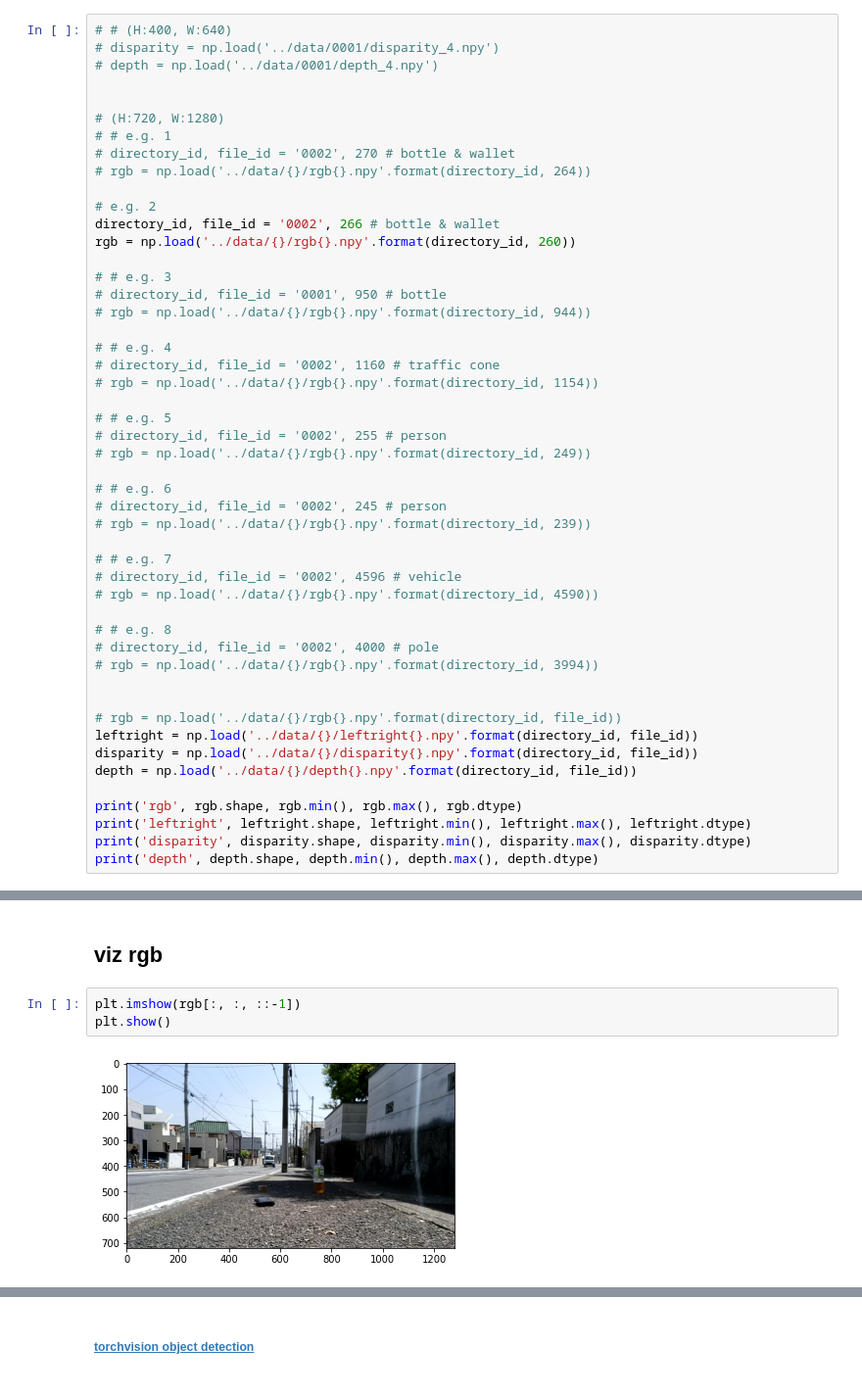
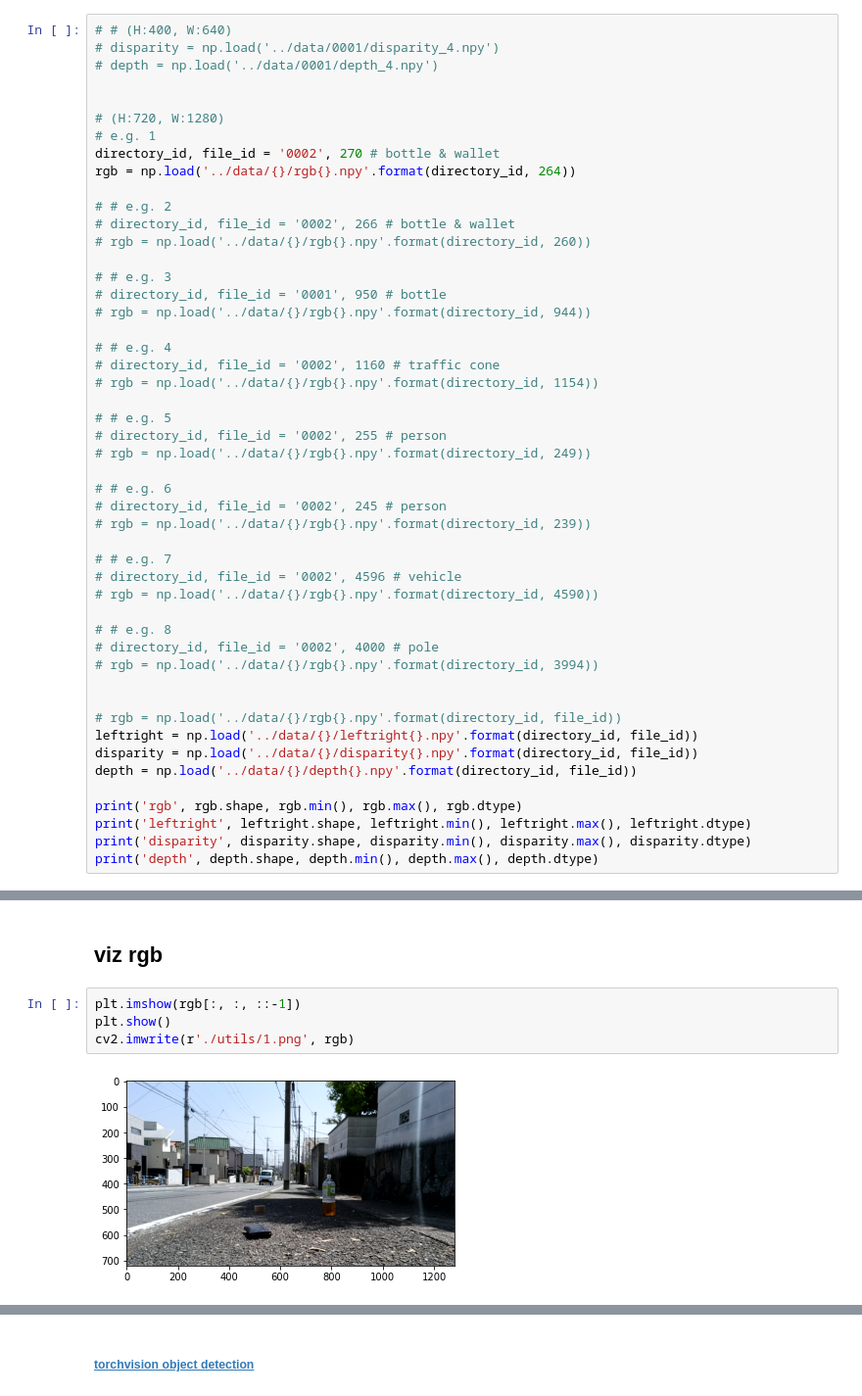
Before and after one commit to Yaphet-Zhang/ObstacleDetectionViaStereoVision, a Jupyter notebook: obstacle_detection.ipynb, the cells around one changed output, grey strips where cells are left out. Shown at 98% size. Drawn from its saved outputs; the diff is of its cells as text.

```diff
--- a/obstacle_detection.ipynb
+++ b/obstacle_detection.ipynb
@@ -60,13 +62,13 @@ from scipy.signal import find_peaks
 
 
 # (H:720, W:1280)
-# # e.g. 1
-# directory_id, file_id = '0002', 270 # bottle & wallet
-# rgb = np.load('../data/{}/rgb{}.npy'.format(directory_id, 264))
+# e.g. 1
+directory_id, file_id = '0002', 270 # bottle & wallet
+rgb = np.load('../data/{}/rgb{}.npy'.format(directory_id, 264))
 
-# e.g. 2
-directory_id, file_id = '0002', 266 # bottle & wallet
-rgb = np.load('../data/{}/rgb{}.npy'.format(directory_id, 260))
+# # e.g. 2
+# directory_id, file_id = '0002', 266 # bottle & wallet
+# rgb = np.load('../data/{}/rgb{}.npy'.format(directory_id, 260))
 
 # # e.g. 3
 # directory_id, file_id = '0001', 950 # bottle
@@ -126,5 +128,6 @@ depth (720, 1280) 0 16546 uint16
 # %%
 plt.imshow(rgb[:, :, ::-1])
 plt.show()
+cv2.imwrite(r'./utils/1.png', rgb)
 # %% [output]
-[figure, old version]
+[figure, new version]
```
Also changed, not shown: parts of 20 cells of this notebook, 28 other files.
